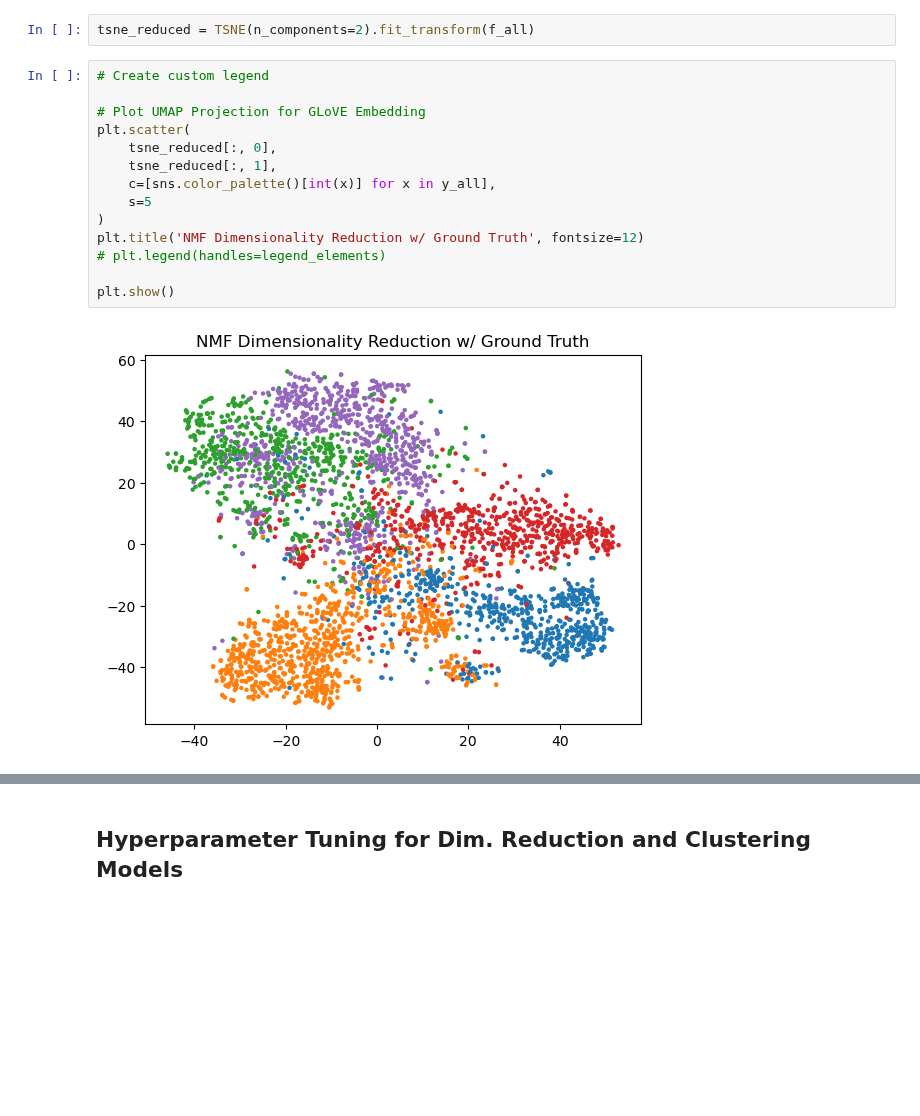
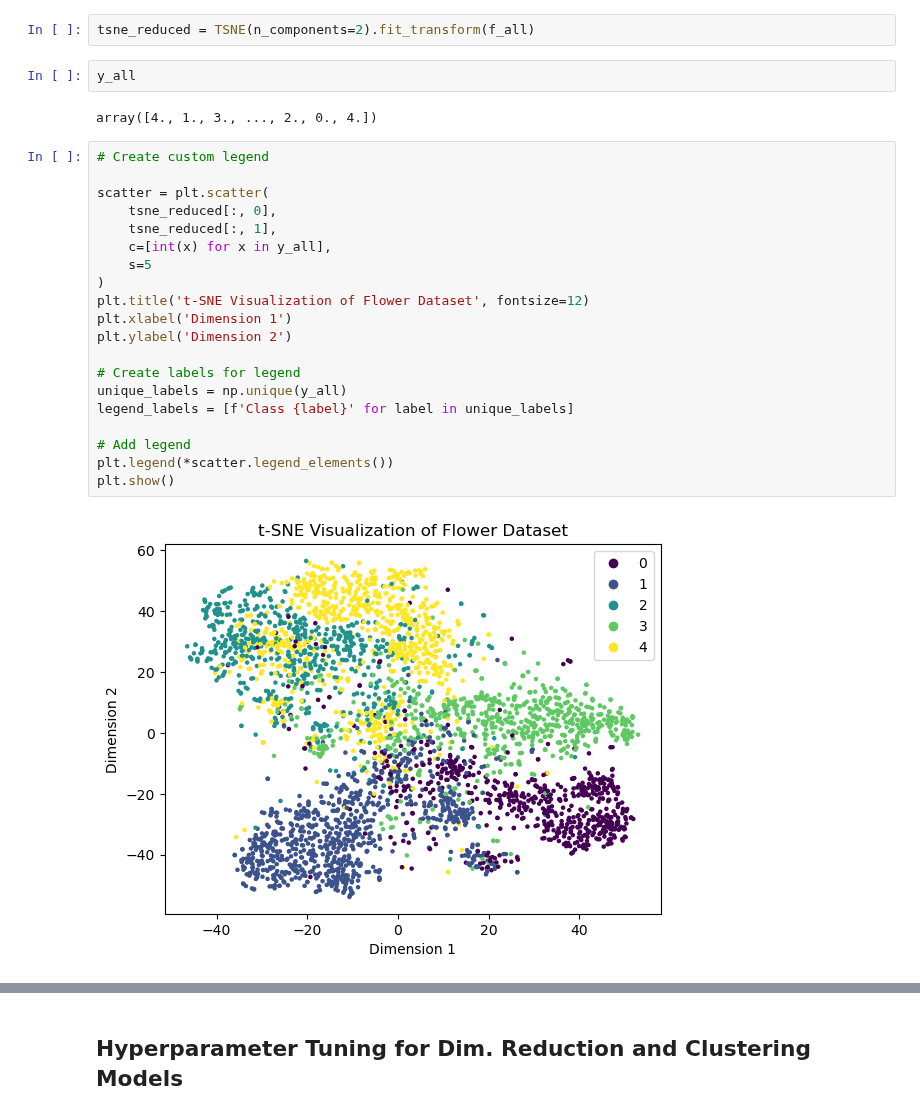
Before and after one commit to stswee/ECE219, a Jupyter notebook: Project_2/ECE219_Project2_Part2.ipynb, the cells around one changed output, grey strips where cells are left out. Saved outputs shown, nothing was run; the diff lists cells and outputs as text; blank space fills up the shorter version.

Commit message:
Update Figures/Code for Write-up

```diff
--- a/Project_2/ECE219_Project2_Part2.ipynb
+++ b/Project_2/ECE219_Project2_Part2.ipynb
@@ -121,19 +118,29 @@ The extracted features are dense features, which means it has very few zero valu
 ### T-SNE Visualization
 # %%
 tsne_reduced = TSNE(n_components=2).fit_transform(f_all)
+# %%
+y_all
+# %% [output]
+array([4., 1., 3., ..., 2., 0., 4.])
 # %%
 # Create custom legend
 
-# Plot UMAP Projection for GLoVE Embedding
-plt.scatter(
+scatter = plt.scatter(
     tsne_reduced[:, 0],
     tsne_reduced[:, 1],
-    c=[sns.color_palette()[int(x)] for x in y_all],
+    c=[int(x) for x in y_all],
     s=5
 )
-plt.title('NMF Dimensionality Reduction w/ Ground Truth', fontsize=12)
-# plt.legend(handles=legend_elements)
+plt.title('t-SNE Visualization of Flower Dataset', fontsize=12)
+plt.xlabel('Dimension 1')
+plt.ylabel('Dimension 2')
 
+# Create labels for legend
+unique_labels = np.unique(y_all)
+legend_labels = [f'Class {label}' for label in unique_labels]
+
+# Add legend
+plt.legend(*scatter.legend_elements())
 plt.show()
 # %% [output]
-[figure, old version]
+[figure, new version]
```
Also changed, not shown: parts of 3 cells of this notebook, 2 other files.
